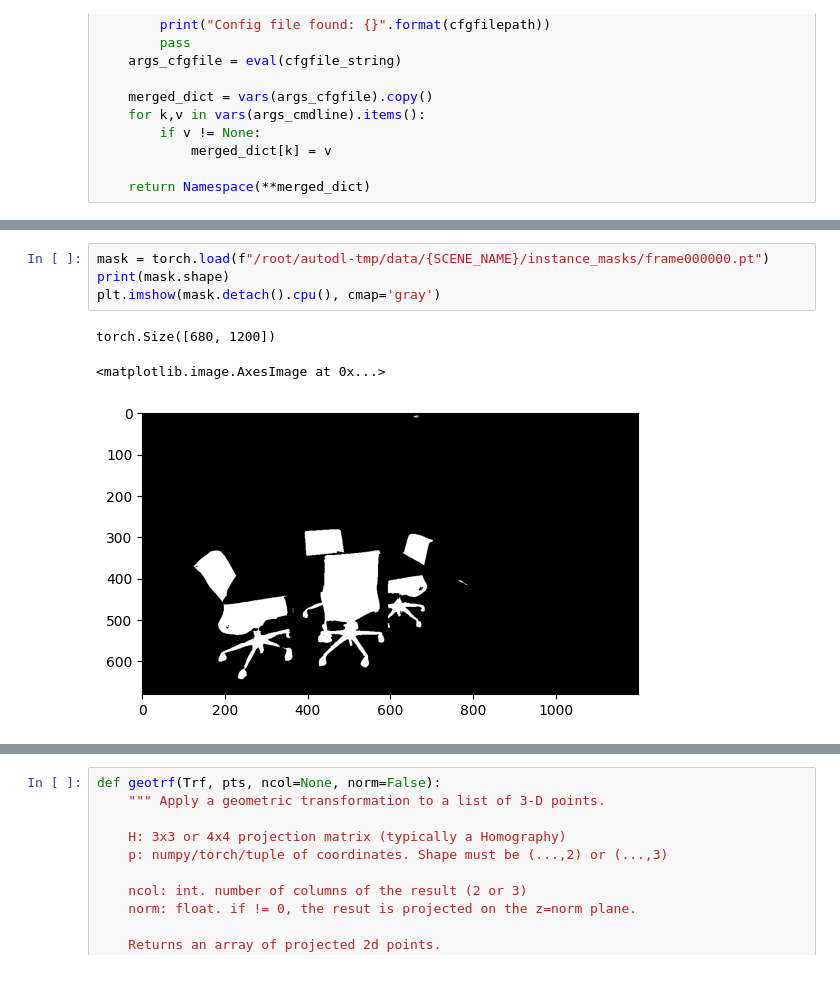
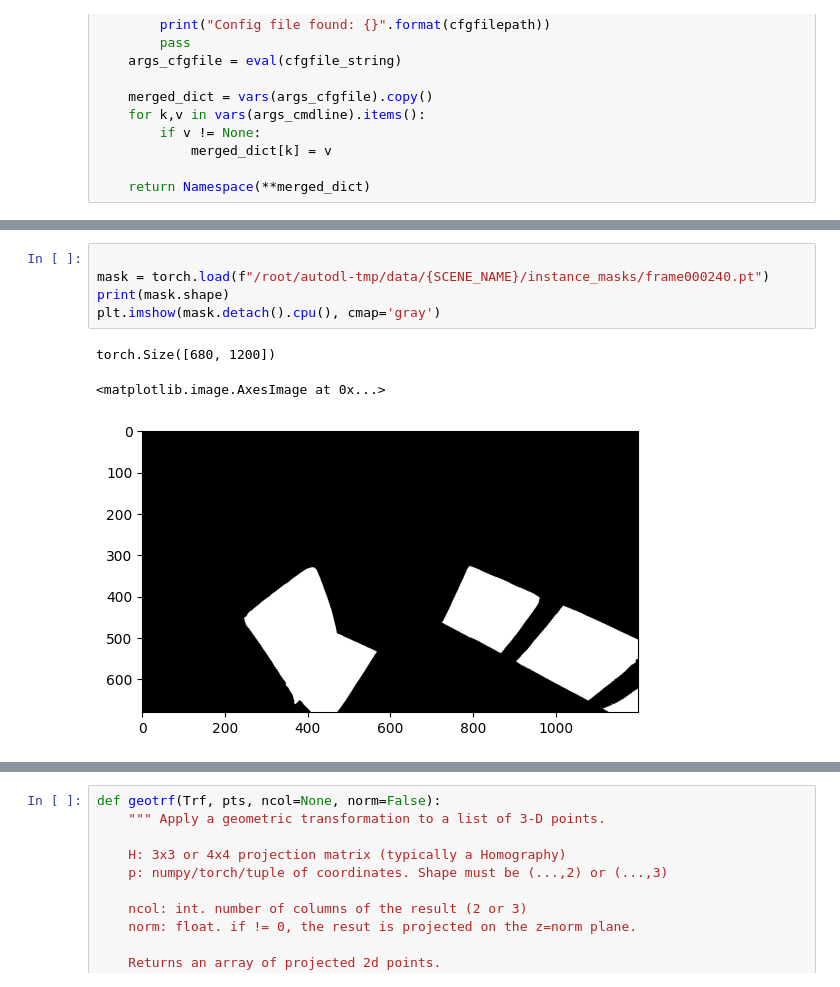
Before and after one commit to Strange-tech/Splat-n-Replace, a Jupyter notebook: template_3dgs.ipynb, the cells around one changed output, grey strips where cells are left out. Drawn from its saved outputs; the diff is of its cells as text.

```diff
--- a/template_3dgs.ipynb
+++ b/template_3dgs.ipynb
@@ -345,13 +359,14 @@ SAVE OCCURRED!!!
 SAVE OCCURRED!!!
 Done!
 # %%
-mask = torch.load(f"/root/autodl-tmp/data/{SCENE_NAME}/instance_masks/frame000000.pt")
+
+mask = torch.load(f"/root/autodl-tmp/data/{SCENE_NAME}/instance_masks/frame000240.pt")
 print(mask.shape)
 plt.imshow(mask.detach().cpu(), cmap='gray')
 # %% [output]
 torch.Size([680, 1200])
 <matplotlib.image.AxesImage at 0x...>
-[figure, old version]
+[figure, new version]
 # %%
 from mast3r.model import AsymmetricMASt3R
 from mast3r.fast_nn import fast_reciprocal_NNs
```
Also changed, not shown: parts of 9 cells of this notebook, 7 other files.
